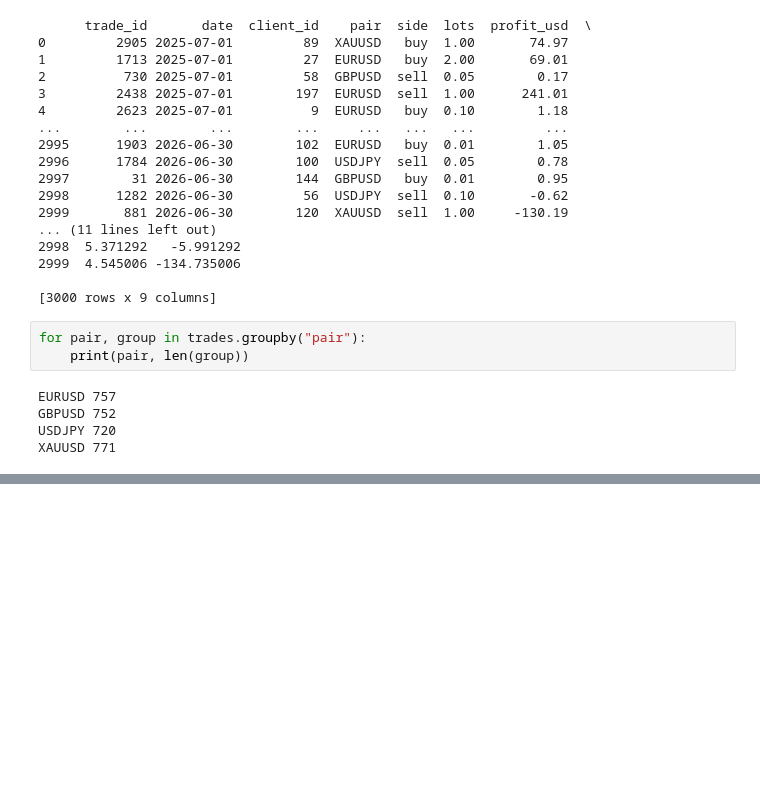
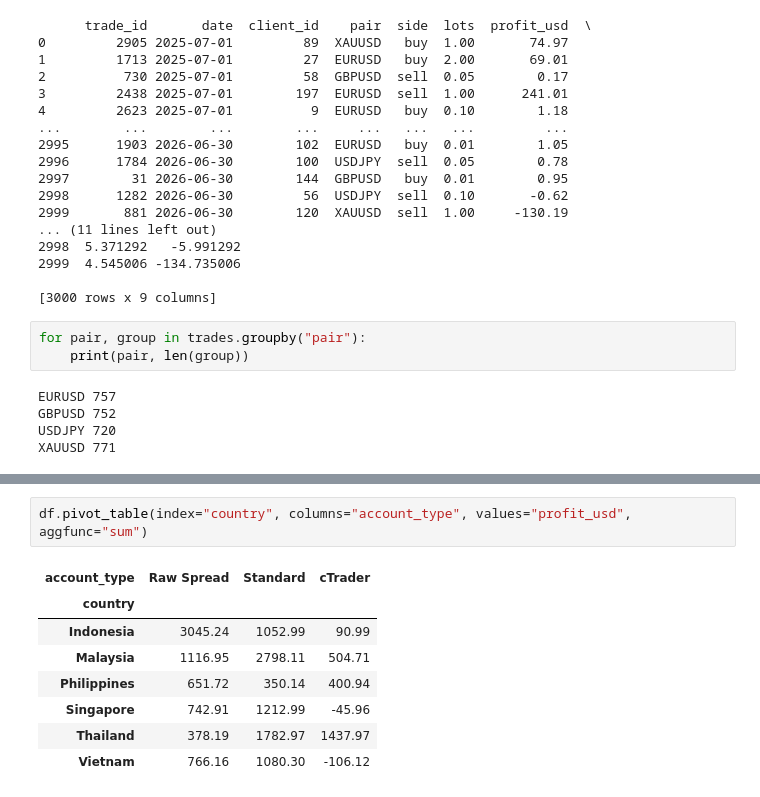
Before and after one commit to popupwhatup/fx-desk-analytics, a Jupyter notebook: analysis.ipynb, the cells around one changed output, grey strips where cells are left out. Cells and saved outputs as stored; diff of their text form; blank space fills up the shorter version.

```diff
--- a/analysis.ipynb
+++ b/analysis.ipynb
@@ -152,0 +199,11 @@ XAUUSD 771
+# %%
+df.pivot_table(index="country", columns="account_type", values="profit_usd", aggfunc="sum")
+# %% [output]
+| account_type | Raw Spread | Standard | cTrader |
+| country |  |  |  |
+| Indonesia | 3045.24 | 1052.99 | 90.99 |
+| Malaysia | 1116.95 | 2798.11 | 504.71 |
+| Philippines | 651.72 | 350.14 | 400.94 |
+| Singapore | 742.91 | 1212.99 | -45.96 |
+| Thailand | 378.19 | 1782.97 | 1437.97 |
+| Vietnam | 766.16 | 1080.30 | -106.12 |
```
Also changed, not shown: parts of 5 cells of this notebook.
